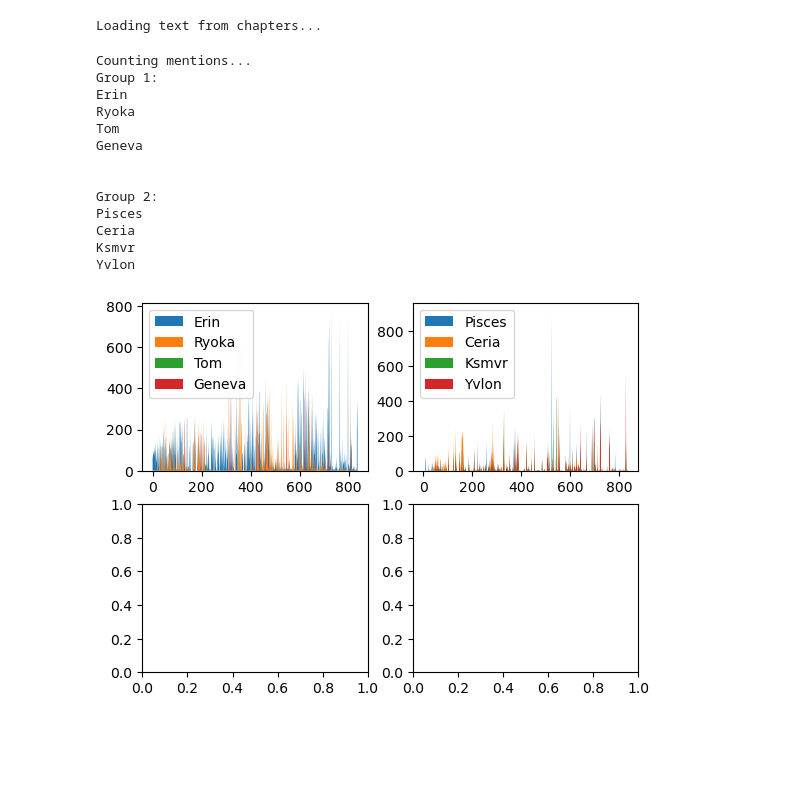
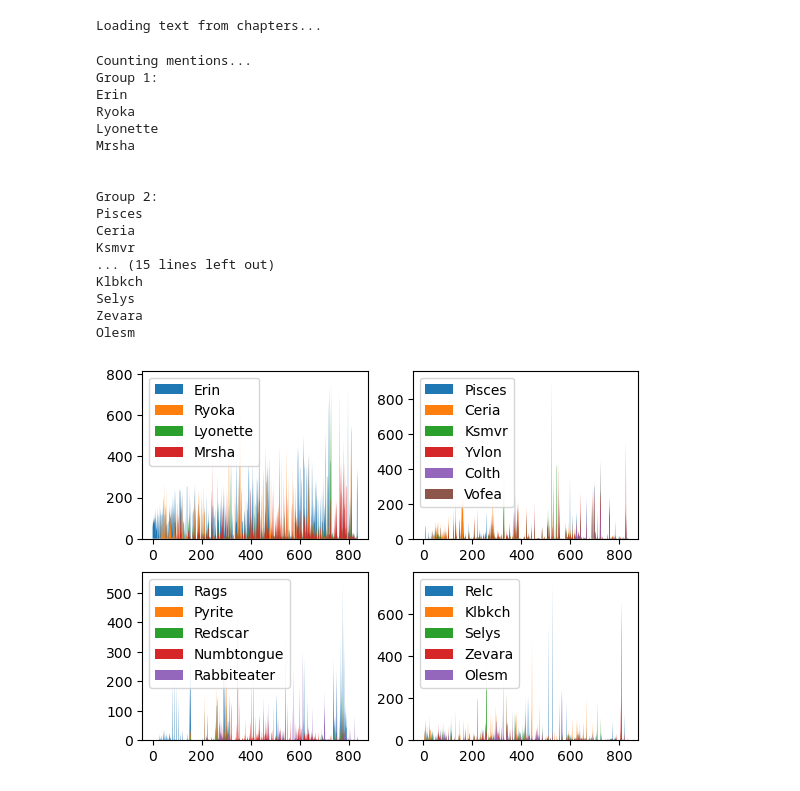
Before and after one commit to Potato-Rocket/Wandering-Inn-Scraper, a Jupyter notebook: text_analysis.ipynb, the cells around one changed output. Saved outputs shown, nothing was run; the diff lists cells and outputs as text; code cells hidden in the pictures; blank space fills up the shorter version.

```diff
--- a/text_analysis.ipynb
+++ b/text_analysis.ipynb
@@ -25,36 +25,42 @@ counts = data[["title"]]
 
 fig, axs = plt.subplots(2, 2)
 axs = axs.flatten()
 
 groups = [
-    ["Erin", "Ryoka", "Tom", "Geneva"],
-    ["Pisces", "Ceria", "Ksmvr", "Yvlon"]
+    ["Erin", "Ryoka", "Lyonette", "Mrsha"],
+    ["Pisces", "Ceria", "Ksmvr", "Yvlon", "Colth", "Vofea"],
+    ["Rags", "Pyrite", "Redscar", "Numbtongue", "Rabbiteater"],
+    ["Relc", "Klbkch", "Selys", "Zevara", "Olesm"]
 ]
 
 print("Counting mentions...")
 for i, group in enumerate(groups):
     print(f"Group {i+1}:")
     for character in group:
         print(character)
         col = pd.Series([chapter.count(character) for chapter in text], name=character)
         counts = counts.join(col)
         axs[i].stackplot(counts.index, counts[character])
     axs[i].legend(group)
     print("\n")
 
 plt.show()
 # %% [output]
 Counting mentions...
 Group 1:
 Erin
 Ryoka
-Tom
-Geneva
+Lyonette
+Mrsha
 
 
 Group 2:
 Pisces
 Ceria
 Ksmvr
-Yvlon
+... (15 lines left out)
+Klbkch
+Selys
+Zevara
+Olesm
-[figure, old version]
+[figure, new version]
```
Also changed, not shown: 2 other files.
